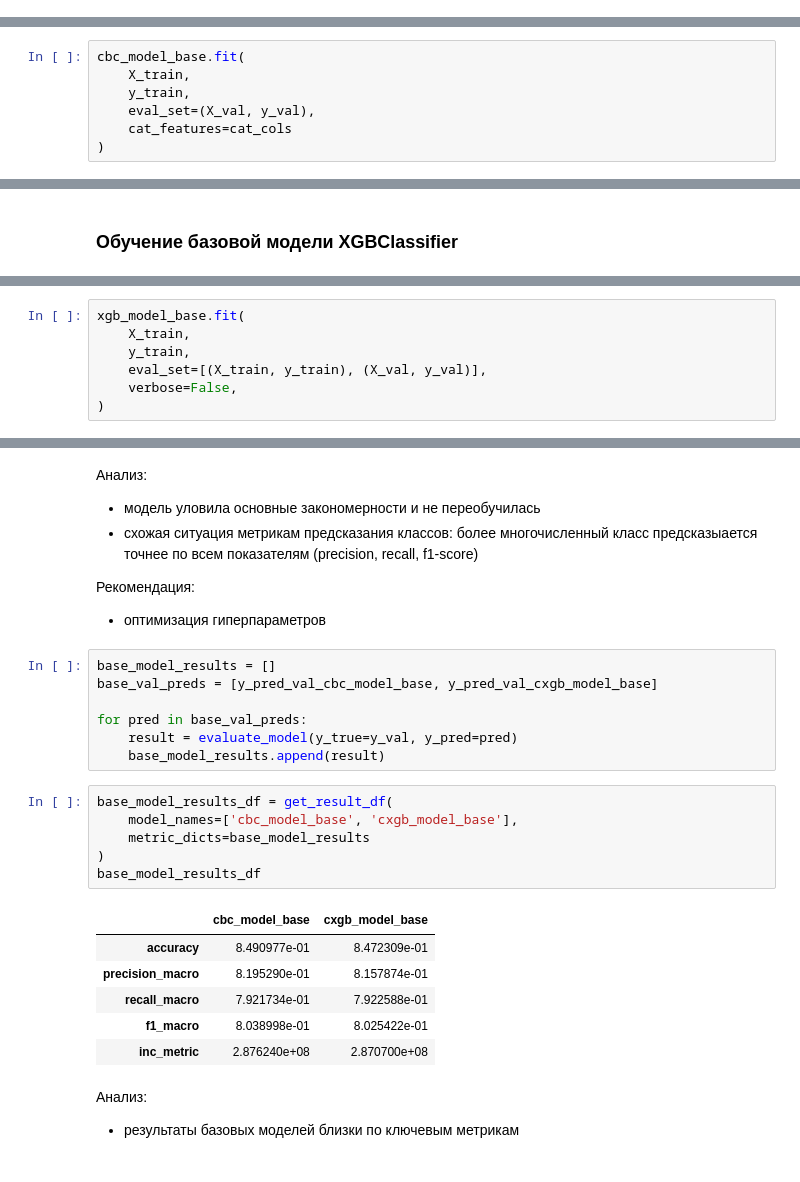
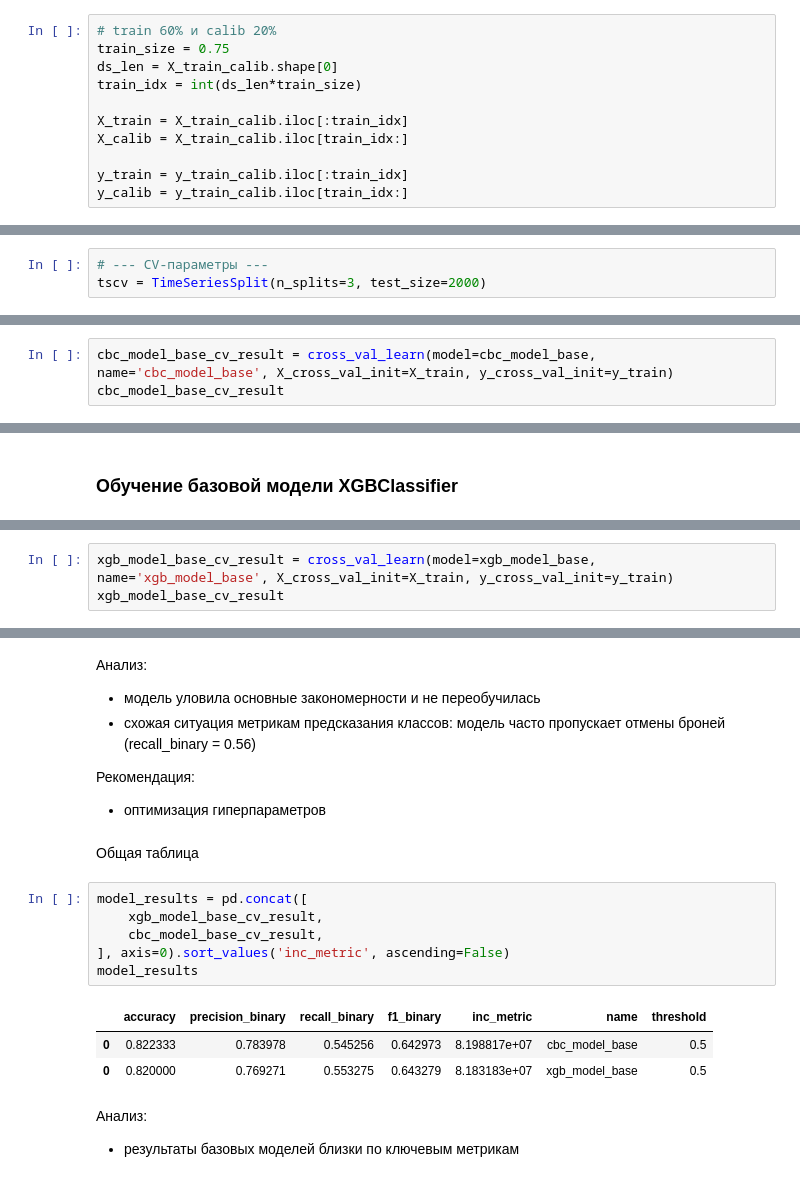
Before and after one commit to Plakhotniuk/practicum_ds, a Jupyter notebook: ml/grad_boosting/projects/hotel_booking.ipynb, the cells around one changed output, grey strips where cells are left out. Cells and saved outputs as stored; diff of their text form.

Commit message:
проект предсказания отмены бронирования номеров

```diff
--- a/ml/grad_boosting/projects/hotel_booking.ipynb
+++ b/ml/grad_boosting/projects/hotel_booking.ipynb
@@ -1125,0 +1099,11 @@ X_train, X_val, y_train, y_val = train_test_split(
+# %%
+# train 60% и calib 20%
+train_size = 0.75
+ds_len = X_train_calib.shape[0]
+train_idx = int(ds_len*train_size)
+
+X_train = X_train_calib.iloc[:train_idx]
+X_calib = X_train_calib.iloc[train_idx:]
+
+y_train = y_train_calib.iloc[:train_idx]
+y_calib = y_train_calib.iloc[train_idx:]
@@ -1215,3 +1291,6 @@ cbc_model_base = CatBoostClassifier(
 # %% [markdown]
 <span style="color: blue; font-weight: bold">Комментарий ревьюера : </span> ✔️\
 <font color='green'>Верно, что применяешь нативную кодировку моделей.</font>
+# %%
+# --- CV-параметры ---
+tscv = TimeSeriesSplit(n_splits=3, test_size=2000)
@@ -1218,8 +1582,4 @@ cbc_model_base = CatBoostClassifier(
 # %%
-cbc_model_base.fit(
-    X_train,
-    y_train,
-    eval_set=(X_val, y_val),
-    cat_features=cat_cols
-)
+cbc_model_base_cv_result = cross_val_learn(model=cbc_model_base, name='cbc_model_base', X_cross_val_init=X_train, y_cross_val_init=y_train)
+cbc_model_base_cv_result
 # %% [output]
@@ -1265,8 +1628,4 @@ xgb_model_base = XGBClassifier(
 # %%
-xgb_model_base.fit(
-    X_train,
-    y_train,
-    eval_set=[(X_train, y_train), (X_val, y_val)],
-    verbose=False,
-)
+xgb_model_base_cv_result = cross_val_learn(model=xgb_model_base, name='xgb_model_base', X_cross_val_init=X_train, y_cross_val_init=y_train)
+xgb_model_base_cv_result
 # %% [output]
@@ -1299,30 +1634,22 @@ weighted avg       0.84      0.85      0.84      6428
 # %% [markdown]
 Анализ:
 - модель уловила основные закономерности и не переобучилась
-- схожая ситуация метрикам предсказания классов: более многочисленный класс предсказыается точнее по всем показателям (precision, recall, f1-score)
+- схожая ситуация метрикам предсказания классов: модель часто пропускает отмены броней (recall_binary = 0.56)
 
 Рекомендация:
 - оптимизация гиперпараметров
-# %%
-base_model_results = []
-base_val_preds = [y_pred_val_cbc_model_base, y_pred_val_cxgb_model_base]
-
-for pred in base_val_preds:
-    result = evaluate_model(y_true=y_val, y_pred=pred)
-    base_model_results.append(result)
+# %% [markdown]
+Общая таблица
 # %%
-base_model_results_df = get_result_df(
-    model_names=['cbc_model_base', 'cxgb_model_base'],
-    metric_dicts=base_model_results
-)
-base_model_results_df
+model_results = pd.concat([
+    xgb_model_base_cv_result,
+    cbc_model_base_cv_result,
+], axis=0).sort_values('inc_metric', ascending=False)
+model_results
 # %% [output]
-|  | cbc_model_base | cxgb_model_base |
-| accuracy | 8.490977e-01 | 8.472309e-01 |
-| precision_macro | 8.195290e-01 | 8.157874e-01 |
-| recall_macro | 7.921734e-01 | 7.922588e-01 |
-| f1_macro | 8.038998e-01 | 8.025422e-01 |
-| inc_metric | 2.876240e+08 | 2.870700e+08 |
+|  | accuracy | precision_binary | recall_binary | f1_binary | inc_metric | name | threshold |
+| 0 | 0.822333 | 0.783978 | 0.545256 | 0.642973 | 8.198817e+07 | cbc_model_base | 0.5 |
+| 0 | 0.820000 | 0.769271 | 0.553275 | 0.643279 | 8.183183e+07 | xgb_model_base | 0.5 |
 # %% [markdown]
 Анализ:
 - результаты базовых моделей близки по ключевым метрикам
```
Also changed, not shown: parts of 83 cells of this notebook.
